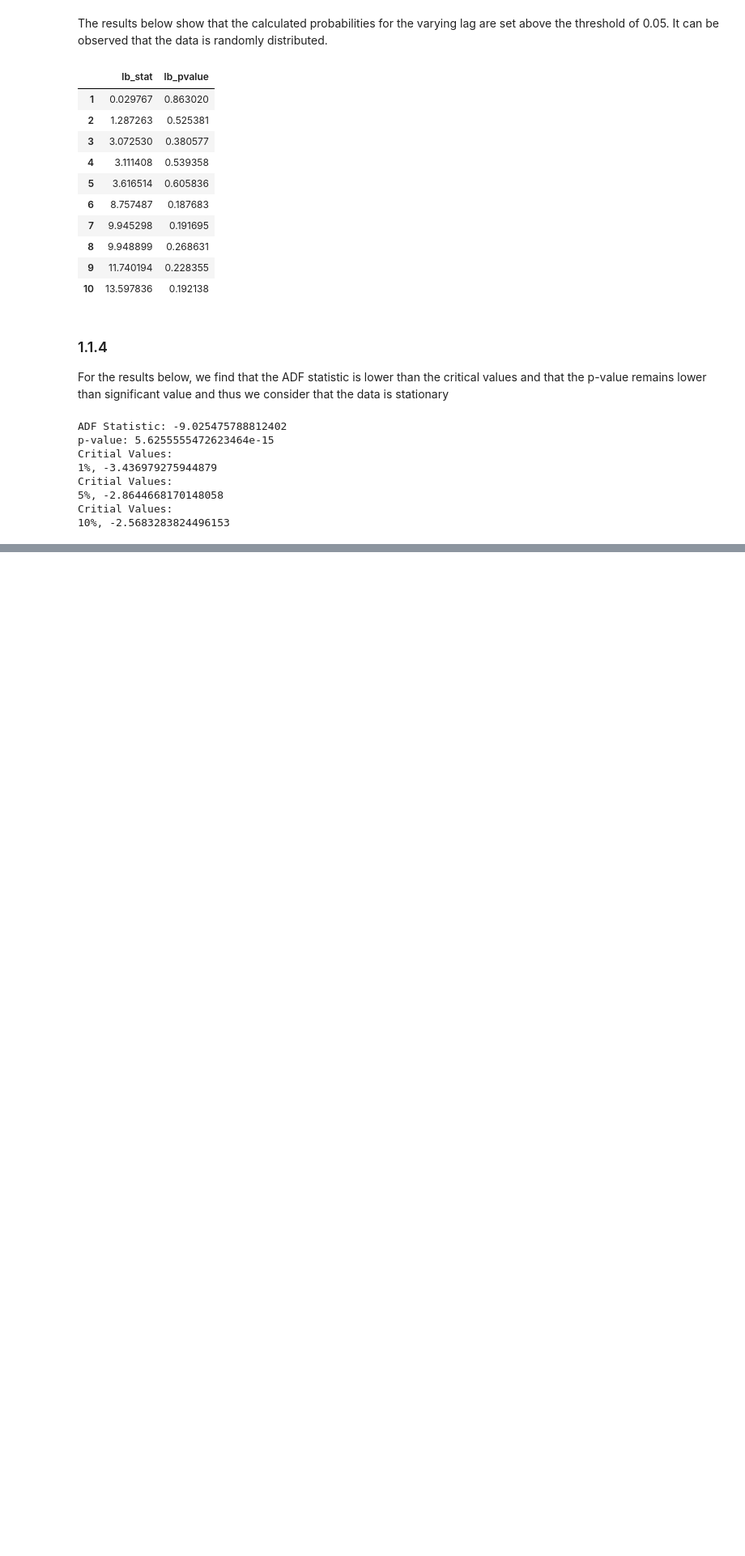
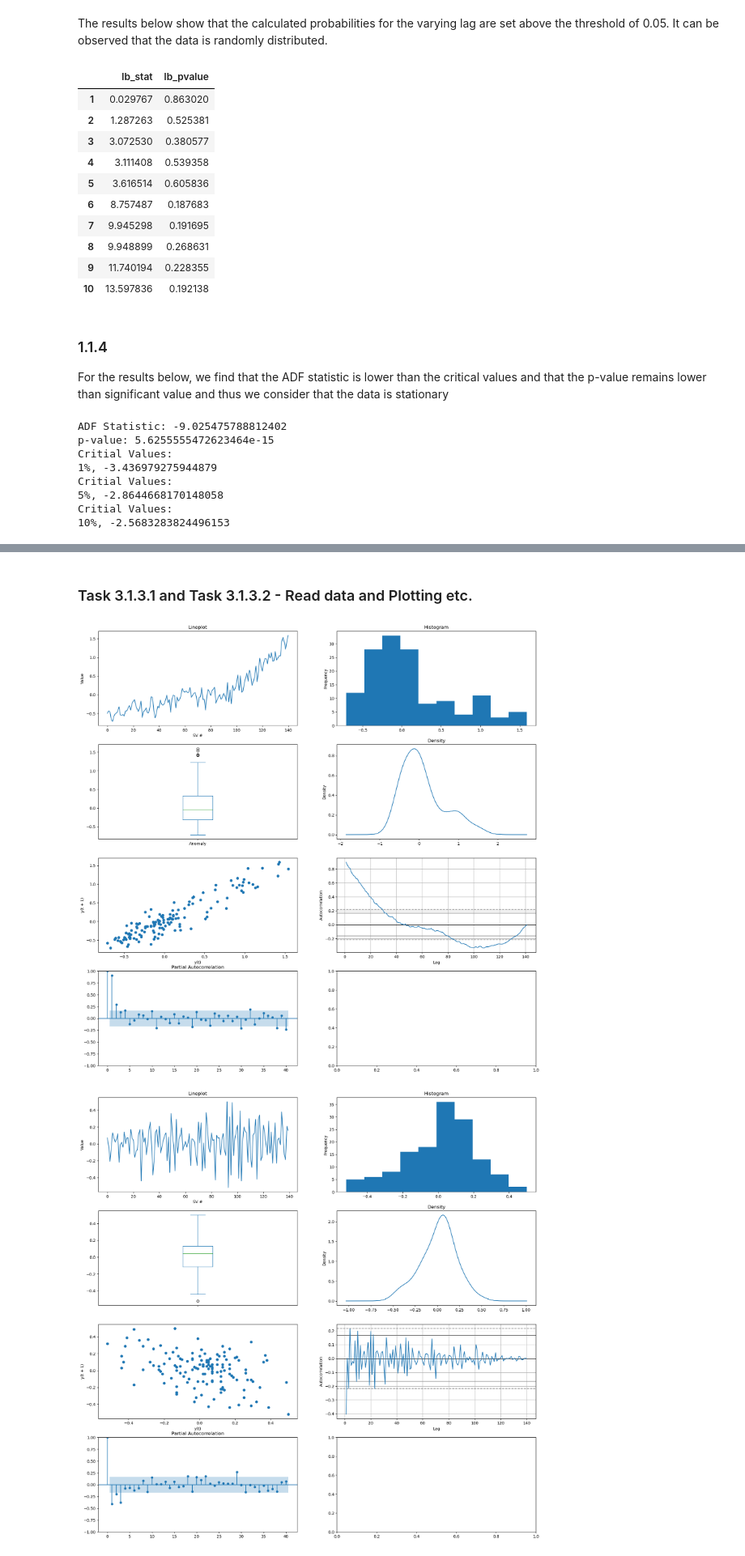
Before and after one commit to JoshSadiq/IL2233, a Jupyter notebook: 1-lab/1-lab.ipynb, the cells around one changed output, grey strips where cells are left out. Shown at 81% size. Cells and saved outputs as stored; diff of their text form; code cells hidden in the pictures; blank space fills up the shorter version.

Commit message:
Task 1 completed

```diff
--- a/1-lab/1-lab.ipynb
+++ b/1-lab/1-lab.ipynb
@@ -101,0 +175,12 @@ Critial Values:
+# %% [markdown]
+### Task 3.1.3.1 and Task 3.1.3.2 - Read data and Plotting etc.
+# %%
+temp_anomalies: DataFrame = read_excel('global_land_temp_anomalies.xlsx', sheet_name=1, names=[None, "Year", "Anomaly"], usecols="B:C", skiprows=4)
+# %%
+anomalies_series = Series(temp_anomalies['Anomaly'].squeeze())
+fod_series = Series([anomalies_series[i] - anomalies_series[i-1] for i in range(1, len(anomalies_series))])
+plot_all(anomalies_series)
+plot_all(fod_series)
+# %% [output]
+[figure, added]
+[figure, added]
```
Also changed, not shown: parts of 29 cells of this notebook.
